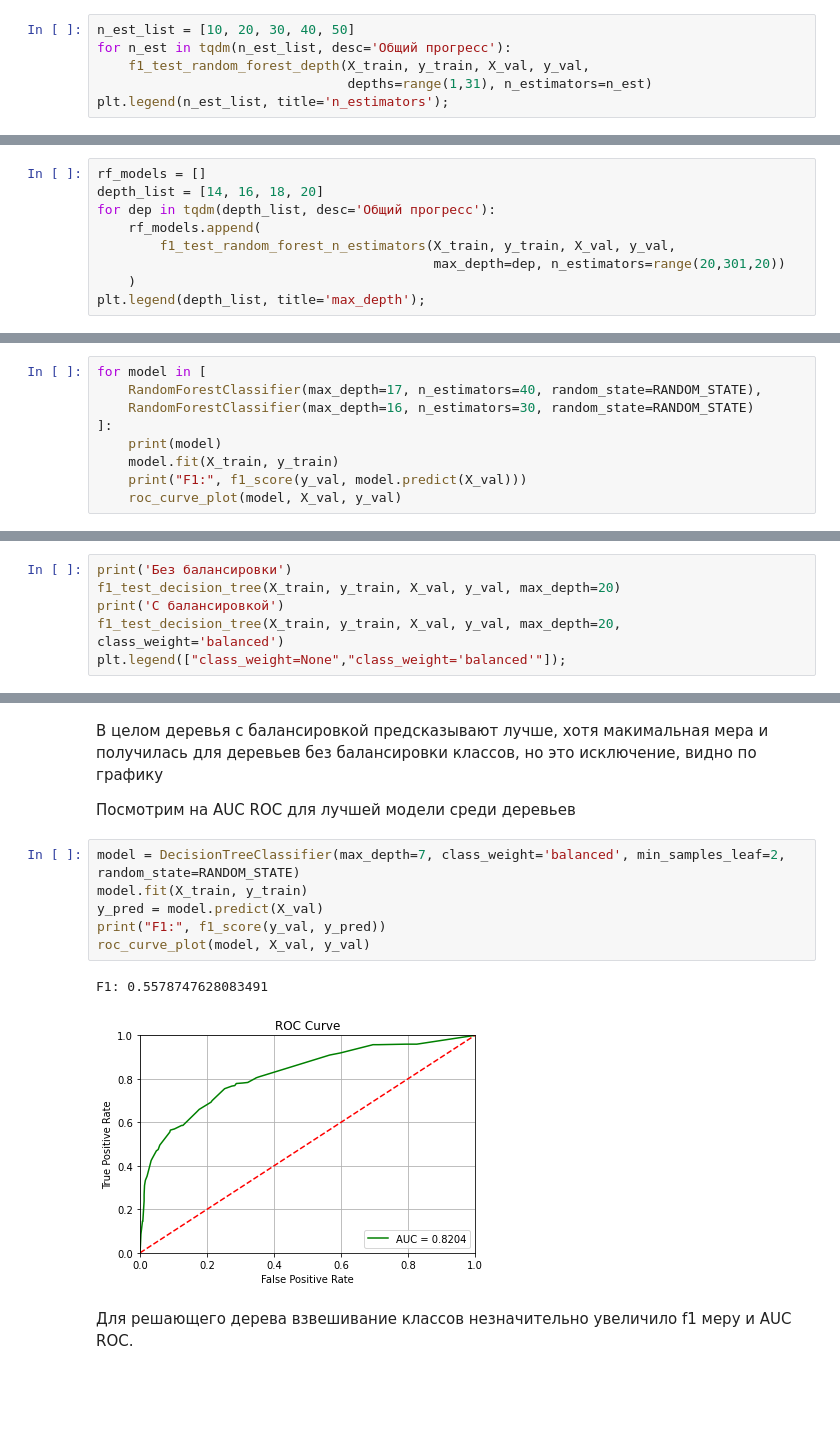
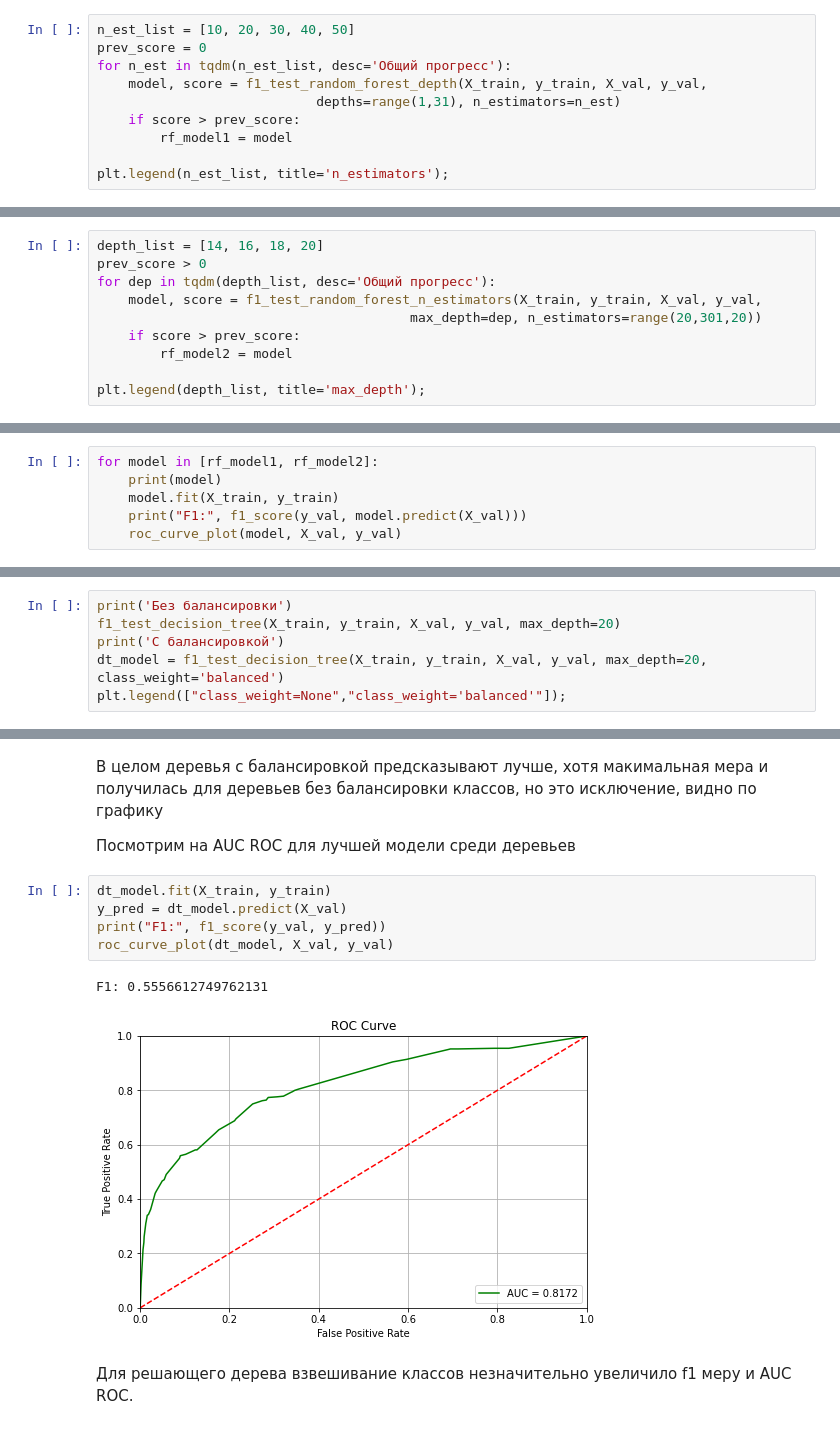
Before and after one commit to hairymax/Yandex.Practicum.DataScience, a Jupyter notebook: 2.2 Отток клиентов/project2.2.ipynb, the cells around one changed output, grey strips where cells are left out. Cells and saved outputs as stored; diff of their text form; blank space fills up the shorter version.

```diff
--- a/2.2 Отток клиентов/project2.2.ipynb
+++ b/2.2 Отток клиентов/project2.2.ipynb
@@ -490,9 +451,13 @@ F1: 0.5677233429394812
 проделаем это с небольшими значениями количества деревьев
 # %%
 n_est_list = [10, 20, 30, 40, 50]
+prev_score = 0
 for n_est in tqdm(n_est_list, desc='Общий прогресс'):
-    f1_test_random_forest_depth(X_train, y_train, X_val, y_val,
-                                depths=range(1,31), n_estimators=n_est)
+    model, score = f1_test_random_forest_depth(X_train, y_train, X_val, y_val,
+                            depths=range(1,31), n_estimators=n_est)
+    if score > prev_score:
+        rf_model1 = model
+
 plt.legend(n_est_list, title='n_estimators');
 # %% [output]
 Максимальная F1-мера: n_estimators =  10, max_depth = 14 : 0.5656
@@ -506,11 +471,12 @@ plt.legend(n_est_list, title='n_estimators');
 # %%
-rf_models = []
 depth_list = [14, 16, 18, 20]
+prev_score > 0
 for dep in tqdm(depth_list, desc='Общий прогресс'):
-    rf_models.append(
-        f1_test_random_forest_n_estimators(X_train, y_train, X_val, y_val,
-                                           max_depth=dep, n_estimators=range(20,301,20))
-    )
+    model, score = f1_test_random_forest_n_estimators(X_train, y_train, X_val, y_val,
+                                        max_depth=dep, n_estimators=range(20,301,20))
+    if score > prev_score:
+        rf_model2 = model
+
 plt.legend(depth_list, title='max_depth');
 # %% [output]
 Максимальная F1-мера: n_estimators =  80, max_depth = 14 : 0.5845
@@ -523,10 +489,7 @@ plt.legend(depth_list, title='max_depth');
 
 Выведем ROC кривые для двух моделей леса с наивысшими f1 мерами.
 # %%
-for model in [
-    RandomForestClassifier(max_depth=17, n_estimators=40, random_state=RANDOM_STATE),
-    RandomForestClassifier(max_depth=16, n_estimators=30, random_state=RANDOM_STATE)
-]:
+for model in [rf_model1, rf_model2]:
     print(model)
     model.fit(X_train, y_train)
     print("F1:", f1_score(y_val, model.predict(X_val)))
@@ -589,7 +549,7 @@ F1: 0.49744463373083475
 print('Без балансировки')
 f1_test_decision_tree(X_train, y_train, X_val, y_val, max_depth=20)
 print('С балансировкой')
-f1_test_decision_tree(X_train, y_train, X_val, y_val, max_depth=20, class_weight='balanced')
+dt_model = f1_test_decision_tree(X_train, y_train, X_val, y_val, max_depth=20, class_weight='balanced')
 plt.legend(["class_weight=None","class_weight='balanced'"]);
 # %% [output]
 Без балансировки
@@ -602,14 +562,13 @@ plt.legend(["class_weight=None","class_weight='balanced'"]);
 
 Посмотрим на AUC ROC для лучшей модели среди деревьев
 # %%
-model = DecisionTreeClassifier(max_depth=7, class_weight='balanced', min_samples_leaf=2, random_state=RANDOM_STATE)
-model.fit(X_train, y_train)
-y_pred = model.predict(X_val)
+dt_model.fit(X_train, y_train)
+y_pred = dt_model.predict(X_val)
 print("F1:", f1_score(y_val, y_pred))
-roc_curve_plot(model, X_val, y_val)
+roc_curve_plot(dt_model, X_val, y_val)
 # %% [output]
-F1: 0.5578747628083491
+F1: 0.5556612749762131
-[figure, old version]
+[figure, new version]
 # %% [markdown]
 Для решающего дерева взвешивание классов незначительно увеличило f1 меру и AUC ROC.
 # %% [markdown]
```
Also changed, not shown: parts of 52 cells of this notebook, 28 other files.
